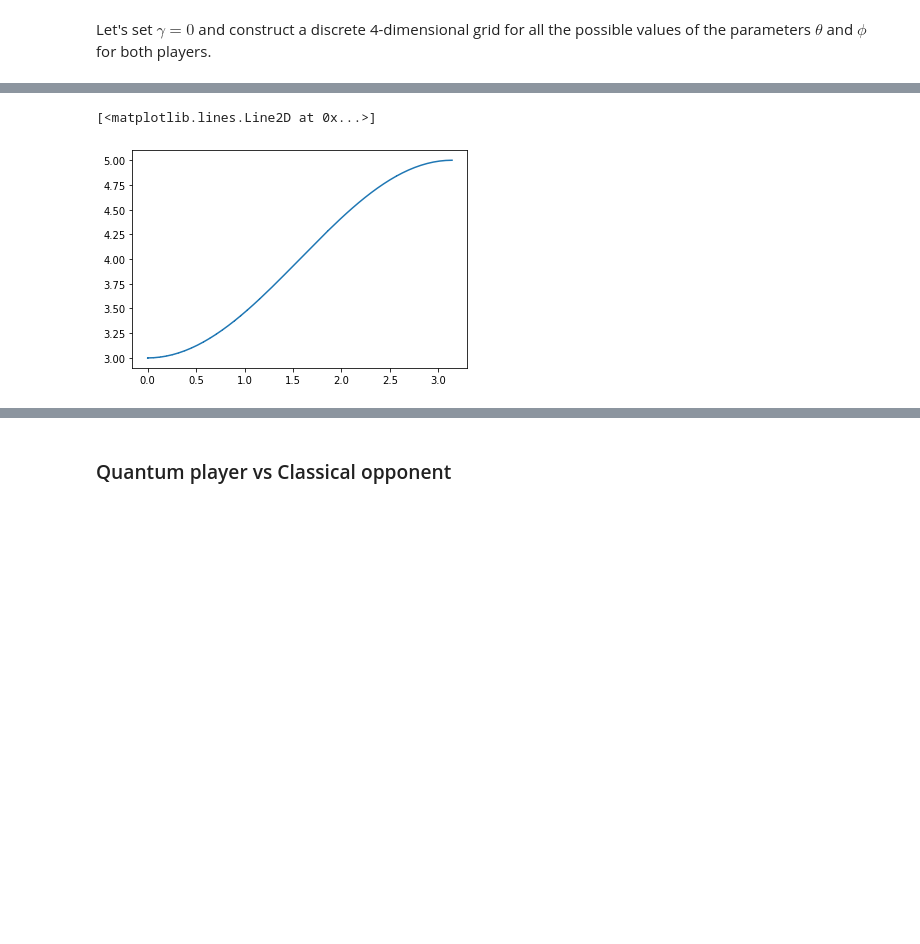
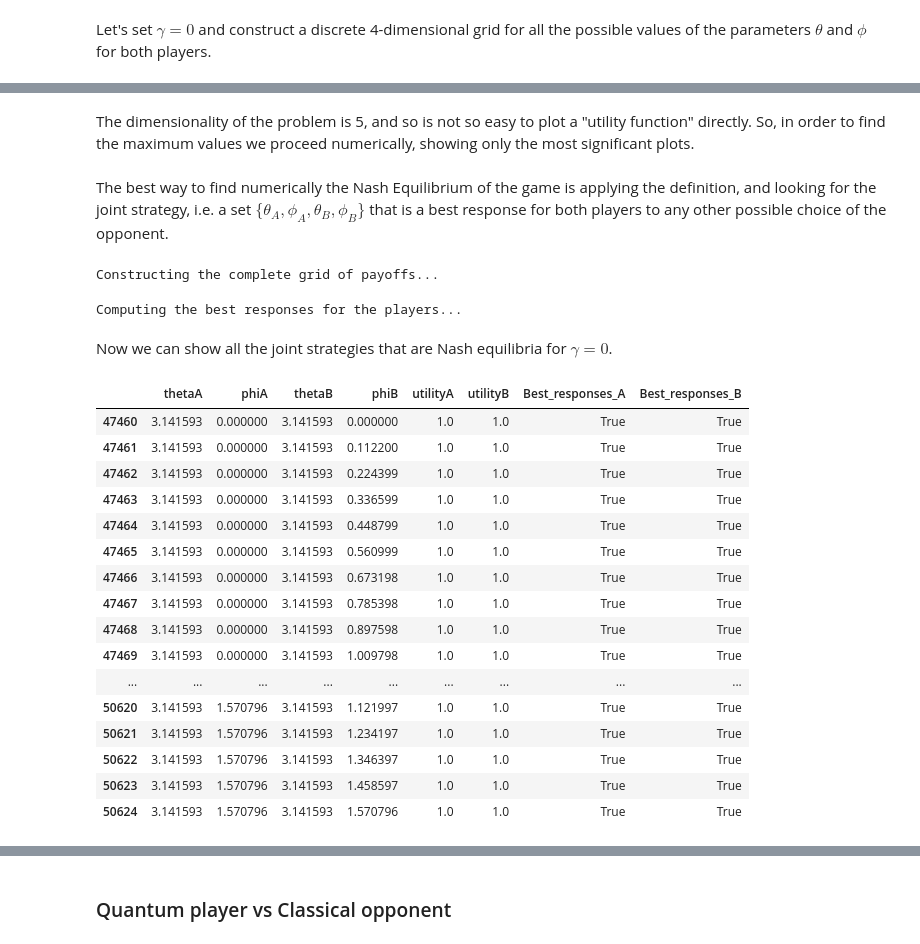
Before and after one commit to MattiaPujatti/A-Brief-Introduction-to-Quantum-Game-Theory, a Jupyter notebook: Quantum 2x2 Games.ipynb, the cells around one changed output, grey strips where cells are left out. Drawn from its saved outputs; the diff is of its cells as text; code cells hidden in the pictures; blank space fills up the shorter version.

```diff
--- a/Quantum 2x2 Games.ipynb
+++ b/Quantum 2x2 Games.ipynb
@@ -181,6 +173,71 @@ for tA in test_thetaA:
-# %%
-min_utils_df = pd.DataFrame(min_utils, columns=["thetaA", "phiA", "utilityA"])
-plt.plot(min_utils_df["thetaA"], min_utils_df["utilityA"])
-# %% [output]
-[<matplotlib.lines.Line2D at 0x...>]
-[figure, removed]
+# %% [markdown]
+The dimensionality of the problem is 5, and so is not so easy to plot a "utility function" directly. So, in order to find the maximum values we proceed numerically, showing only the most significant plots.
+# %% [markdown]
+The best way to find numerically the Nash Equilibrium of the game is applying the definition, and looking for the joint strategy, i.e. a set $\{\theta_A, \phi_A, \theta_B, \phi_B\}$ that is a best response for both players to any other possible choice of the opponent.
+# %%
+def Is_Best_Response(grid, row, player):
+    ''' Return true if strategy A/B is a best response to B/A '''
+
+    if player == "A": opponent = "B"
+    elif player == "B": opponent = "A"
+
+    util_p = "utility" + player
+    th_o = "theta" + opponent
+    ph_o = "phi" + opponent
+
+    max_util_p = grid[(grid[th_o]==row[th_o]) & (grid[ph_o]==row[ph_o])].max()[util_p]
+
+    # Return True if strategy of player is a best response to the strategy of the opponent
+
+    if abs(row[util_p] - max_util_p)<1E-3: return True
+    else: return False
+
+
+
+def Nash_Equilibrium(thetaA, phiA, thetaB, phiB, payoff_matrix, gamma):
+
+    # Construct the payoff grid
+    print("Constructing the complete grid of payoffs...")
+    grid = payoff_grid(thetaA, phiA, thetaB, phiB, payoff_matrix, gamma, True)
+
+    grid["Best_responses_A"] = None
+    grid["Best_responses_B"] = None
+
+    # Collect all the best responses of player A to any strategy of B and viceversa
+    print("Computing the best responses for the players...")
+    for index, row in tqdm(grid.iterrows(),total=len(grid)):
+        grid.loc[index, "Best_responses_A"] = Is_Best_Response(grid, row, "A")
+        grid.loc[index, "Best_responses_B"] = Is_Best_Response(grid, row, "B")
+
+    return grid
+
+brs_pd = Nash_Equilibrium(thetaA, phiA, thetaB, phiB, payoff_matrix_pd, 0)
+
+# The joint strategies that are NE are simoultanoeus best responses
+ne_qpd = brs_pd[brs_pd["Best_responses_A"] & brs_pd["Best_responses_B"]]
+# %% [output]
+Constructing the complete grid of payoffs...
+Computing the best responses for the players...
+# %% [markdown]
+Now we can show all the joint strategies that are Nash equilibria for $\gamma=0$.
+# %%
+pd.set_option('display.max_rows', None)
+display(ne_qpd)
+# %% [output]
+|  | thetaA | phiA | thetaB | phiB | utilityA | utilityB | Best_responses_A | Best_responses_B |
+| 47460 | 3.141593 | 0.000000 | 3.141593 | 0.000000 | 1.0 | 1.0 | True | True |
+| 47461 | 3.141593 | 0.000000 | 3.141593 | 0.112200 | 1.0 | 1.0 | True | True |
+| 47462 | 3.141593 | 0.000000 | 3.141593 | 0.224399 | 1.0 | 1.0 | True | True |
+| 47463 | 3.141593 | 0.000000 | 3.141593 | 0.336599 | 1.0 | 1.0 | True | True |
+| 47464 | 3.141593 | 0.000000 | 3.141593 | 0.448799 | 1.0 | 1.0 | True | True |
+| 47465 | 3.141593 | 0.000000 | 3.141593 | 0.560999 | 1.0 | 1.0 | True | True |
+| 47466 | 3.141593 | 0.000000 | 3.141593 | 0.673198 | 1.0 | 1.0 | True | True |
+| 47467 | 3.141593 | 0.000000 | 3.141593 | 0.785398 | 1.0 | 1.0 | True | True |
+| 47468 | 3.141593 | 0.000000 | 3.141593 | 0.897598 | 1.0 | 1.0 | True | True |
+| 47469 | 3.141593 | 0.000000 | 3.141593 | 1.009798 | 1.0 | 1.0 | True | True |
+| ... | ... | ... | ... | ... | ... | ... | ... | ... |
+| 50620 | 3.141593 | 1.570796 | 3.141593 | 1.121997 | 1.0 | 1.0 | True | True |
+| 50621 | 3.141593 | 1.570796 | 3.141593 | 1.234197 | 1.0 | 1.0 | True | True |
+| 50622 | 3.141593 | 1.570796 | 3.141593 | 1.346397 | 1.0 | 1.0 | True | True |
+| 50623 | 3.141593 | 1.570796 | 3.141593 | 1.458597 | 1.0 | 1.0 | True | True |
+| 50624 | 3.141593 | 1.570796 | 3.141593 | 1.570796 | 1.0 | 1.0 | True | True |
```
Also changed, not shown: parts of 36 cells of this notebook, 8 other files.
